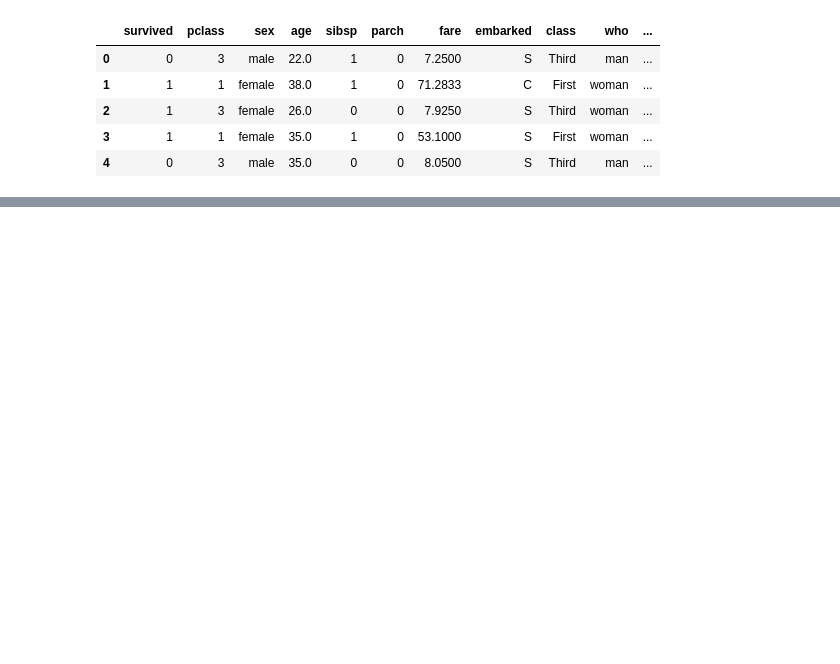
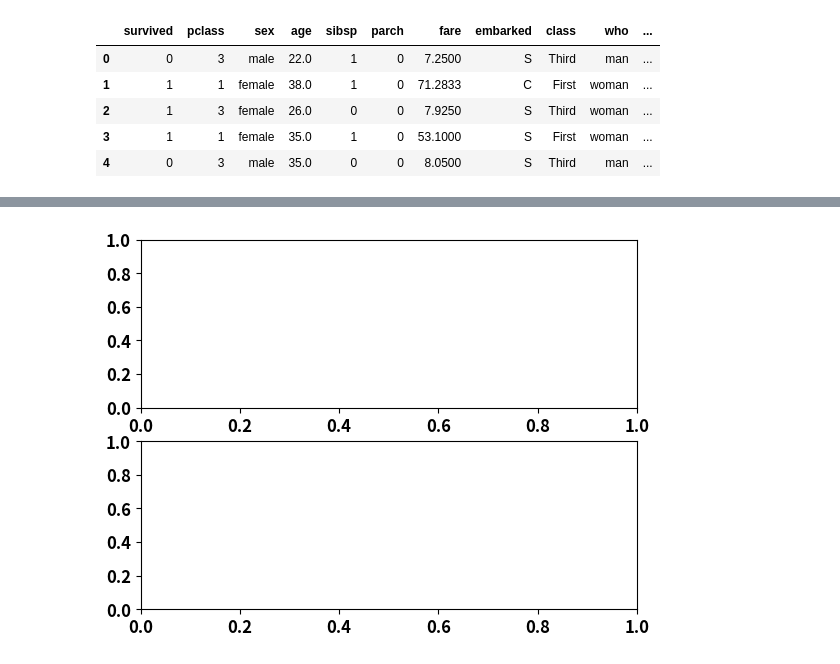
Before and after one commit to DeerWeak/pythonbasic, a Jupyter notebook: 230126python.ipynb, the cells around one changed output, grey strips where cells are left out. Saved outputs shown, nothing was run; the diff lists cells and outputs as text; code cells hidden in the pictures; blank space fills up the shorter version.

```diff
--- a/230126python.ipynb
+++ b/230126python.ipynb
@@ -37,0 +117,5 @@ titanic.head(10)
+# %%
+ax1 = plt.subplot(2, 1, 1)
+ax2 = plt.subplot(2, 1, 2)
+# %% [output]
+[figure, added]
```
Also changed, not shown: parts of 114 cells of this notebook, 8 other files.
